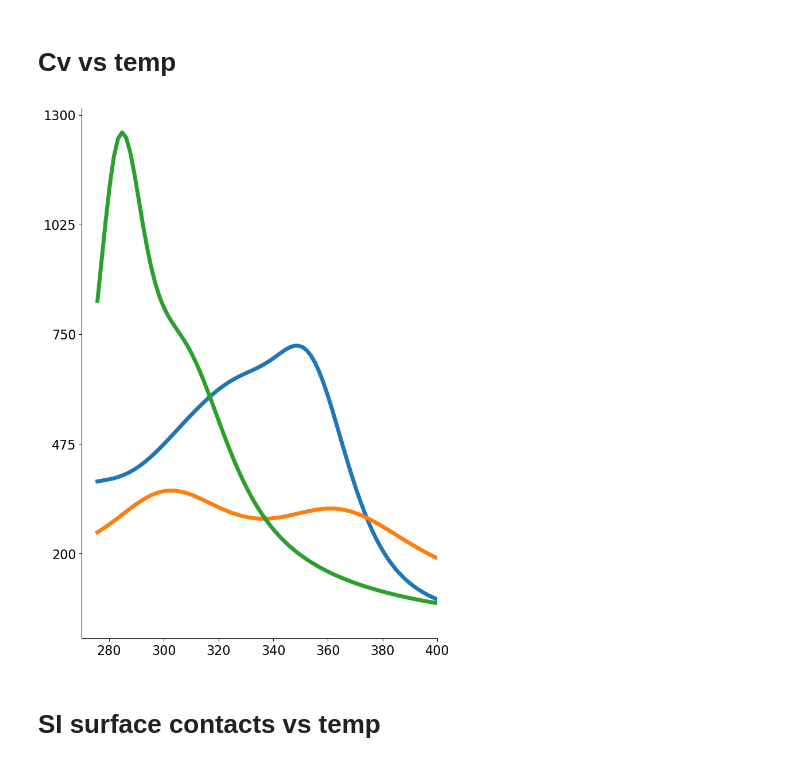
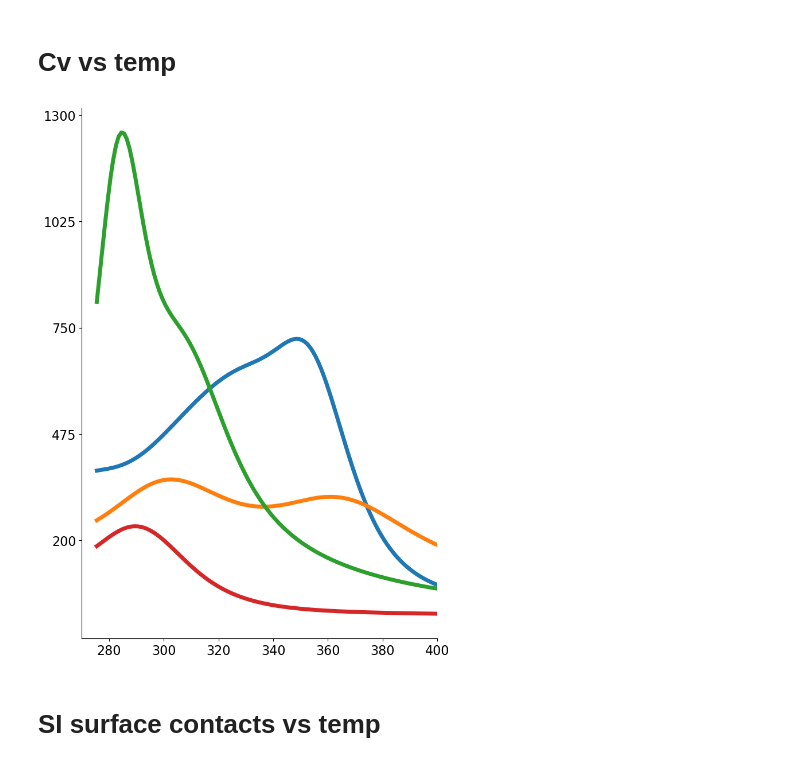
Before and after one commit to songzhihenry/Interplay_btw_abeta_tauC_frag, a Jupyter notebook: tauC_Abeta_fib/Cv_temp.ipynb, the cells around one changed output. Saved outputs shown, nothing was run; the diff lists cells and outputs as text; code cells hidden in the pictures.

```diff
--- a/tauC_Abeta_fib/Cv_temp.ipynb
+++ b/tauC_Abeta_fib/Cv_temp.ipynb
@@ -9,27 +9,27 @@ fontsize_legend = 14
 # Cv vs temp
 # %%
 data = []
-for path in ['f_tau_m_Ab', 'm_tau_f_Ab', 'm_tau_m_Ab']:
+for path in ['f_tau_m_Ab', 'm_tau_f_Ab', 'm_tau_m_Ab','m_tau_f_tau']:
     data.append(np.loadtxt(f'tauC10/{path}/cv.dat').T)
 colors = ['#1f77b4', '#ff7f0e', '#2ca02c', '#d62728', '#9467bd', '#8c564b', '#e377c2', '#7f7f7f', '#bcbd22', '#17becf']
 plt.figure(figsize=(8,12))
-names = [r'tauC$_{seed}$ + Aβ$_{monomer}$',r'tauC$_{monomer}$ + Aβ$_{seed}$',r'tauC$_{monomer}$ + Aβ$_{monomer}$']
-for j in range(3):
-    plt.plot(data[j][0],data[j][1]*500,color=colors[j],label=names[j],linewidth=5)
+#names = [r'tauC$_{seed}$ + Aβ$_{monomer}$',r'tauC$_{monomer}$ + Aβ$_{seed}$',r'tauC$_{monomer}$ + Aβ$_{monomer}$']
+for j in range(4):
+    plt.plot(data[j][0],data[j][1]*500,color=colors[j],linewidth=5) #label=names[j],
     #plt.errorbar(data[j][0],data[j][1],yerr=(data[j][2]/16)**0.5,fmt='none',capsize=1,ecolor='lightgrey')
 #plt.title(r'tauC $_{E391-S400}$',fontsize=fontsize_title)
 #plt.ylabel('Heat Capacity, Kb', fontsize=fontsize_label)
 plt.yticks(np.linspace(200,1300,5))
 plt.xlim(270,400)
 plt.tick_params(axis='both',labelsize=fontsize_tick)
 plt.gca().spines['right'].set_visible(False)
 plt.gca().spines['top'].set_visible(False)
 
 
 #plt.xlabel('temperature (K)',fontsize=fontsize_label)
 #plt.legend(frameon=False,fontsize=fontsize_tick,loc='best')
 # %% [output]
-[figure, old version]
+[figure, new version]
 # %% [markdown]
 # SI surface contacts vs temp
 # %%
```
Also changed, not shown: parts of 1 cell of this notebook, 12 other files.
